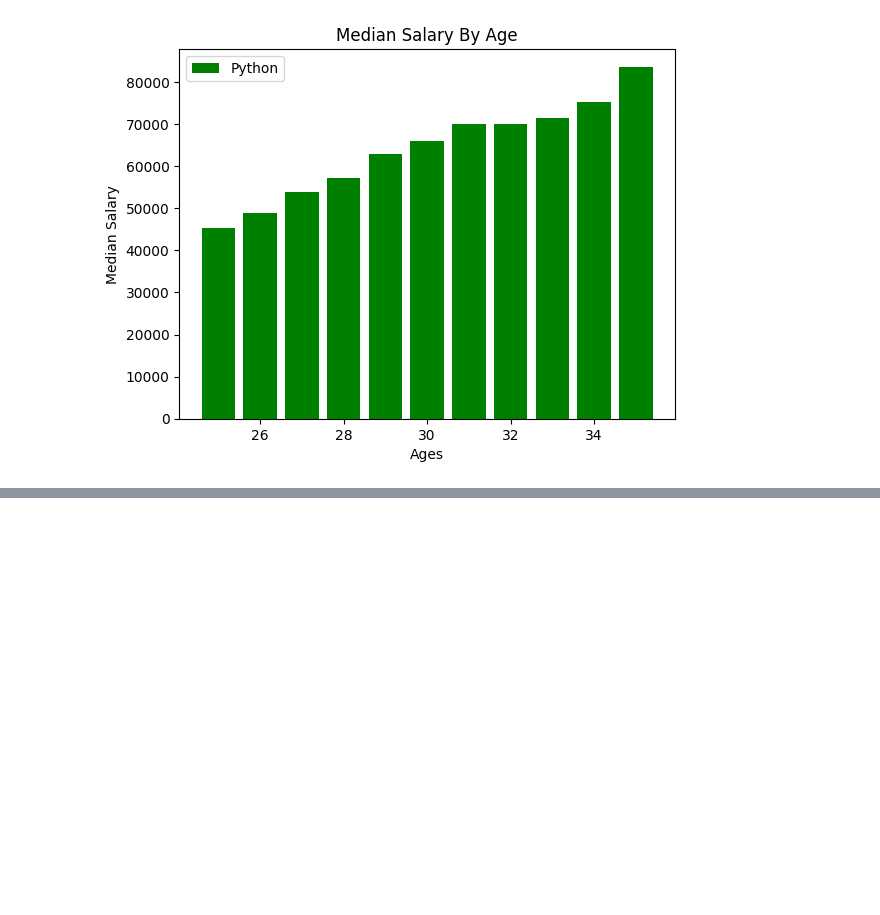
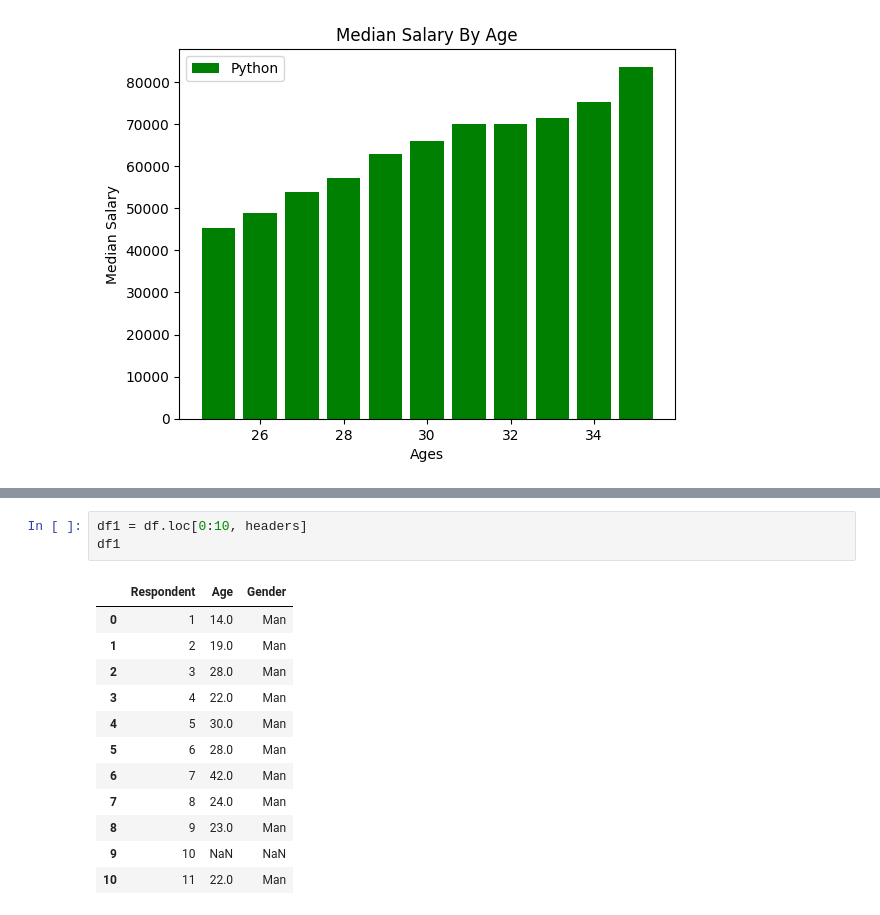
Before and after one commit to naween321/data-structures-algorithms, a Jupyter notebook: matplot_learn.ipynb, the cells around one changed output, grey strips where cells are left out. Drawn from its saved outputs; the diff is of its cells as text; blank space fills up the shorter version.

```diff
--- a/matplot_learn.ipynb
+++ b/matplot_learn.ipynb
@@ -43,0 +57,16 @@ plt.show()
+# %%
+df1 = df.loc[0:10, headers]
+df1
+# %% [output]
+|  | Respondent | Age | Gender |
+| 0 | 1 | 14.0 | Man |
+| 1 | 2 | 19.0 | Man |
+| 2 | 3 | 28.0 | Man |
+| 3 | 4 | 22.0 | Man |
+| 4 | 5 | 30.0 | Man |
+| 5 | 6 | 28.0 | Man |
+| 6 | 7 | 42.0 | Man |
+| 7 | 8 | 24.0 | Man |
+| 8 | 9 | 23.0 | Man |
+| 9 | 10 | NaN | NaN |
+| 10 | 11 | 22.0 | Man |
```
Also changed, not shown: parts of 2 cells of this notebook, 3 other files.
